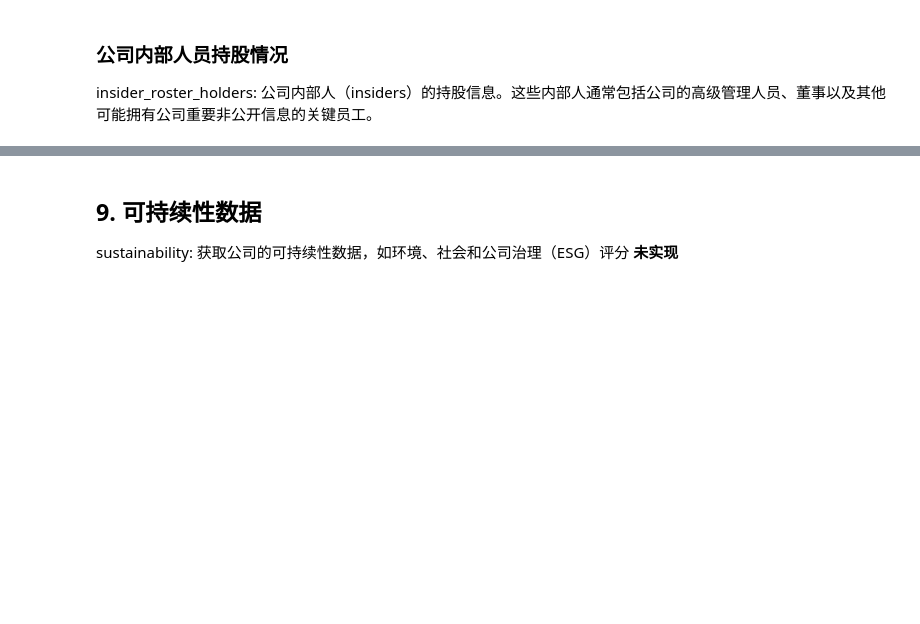
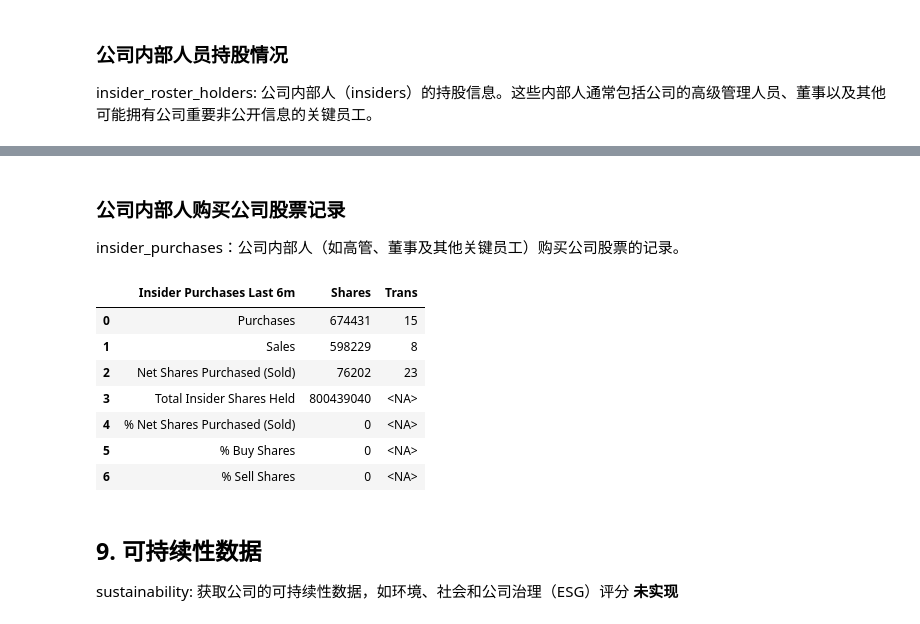
Before and after one commit to EveryFine/GeniusAI, a Jupyter notebook: GeniusChatbots/playground/datasource/How To Use yfinance Package.ipynb, the cells around one changed output, grey strips where cells are left out. Cells and saved outputs as stored; diff of their text form; code cells hidden in the pictures; blank space fills up the shorter version.

```diff
--- a/GeniusChatbots/playground/datasource/How To Use yfinance Package.ipynb
+++ b/GeniusChatbots/playground/datasource/How To Use yfinance Package.ipynb
@@ -483,3 +576,17 @@ insider_roster_holders
+# %% [markdown]
+### 公司内部人购买公司股票记录
+insider_purchases：公司内部人（如高管、董事及其他关键员工）购买公司股票的记录。
+# %%
+stock_data.insider_purchases
+# %% [output]
+|  | Insider Purchases Last 6m | Shares | Trans |
+| 0 | Purchases | 674431 | 15 |
+| 1 | Sales | 598229 | 8 |
+| 2 | Net Shares Purchased (Sold) | 76202 | 23 |
+| 3 | Total Insider Shares Held | 800439040 | <NA> |
+| 4 | % Net Shares Purchased (Sold) | 0 | <NA> |
+| 5 | % Buy Shares | 0 | <NA> |
+| 6 | % Sell Shares | 0 | <NA> |
 # %% [markdown]
 ## 9. 可持续性数据
 
```
Also changed, not shown: parts of 16 cells of this notebook.
